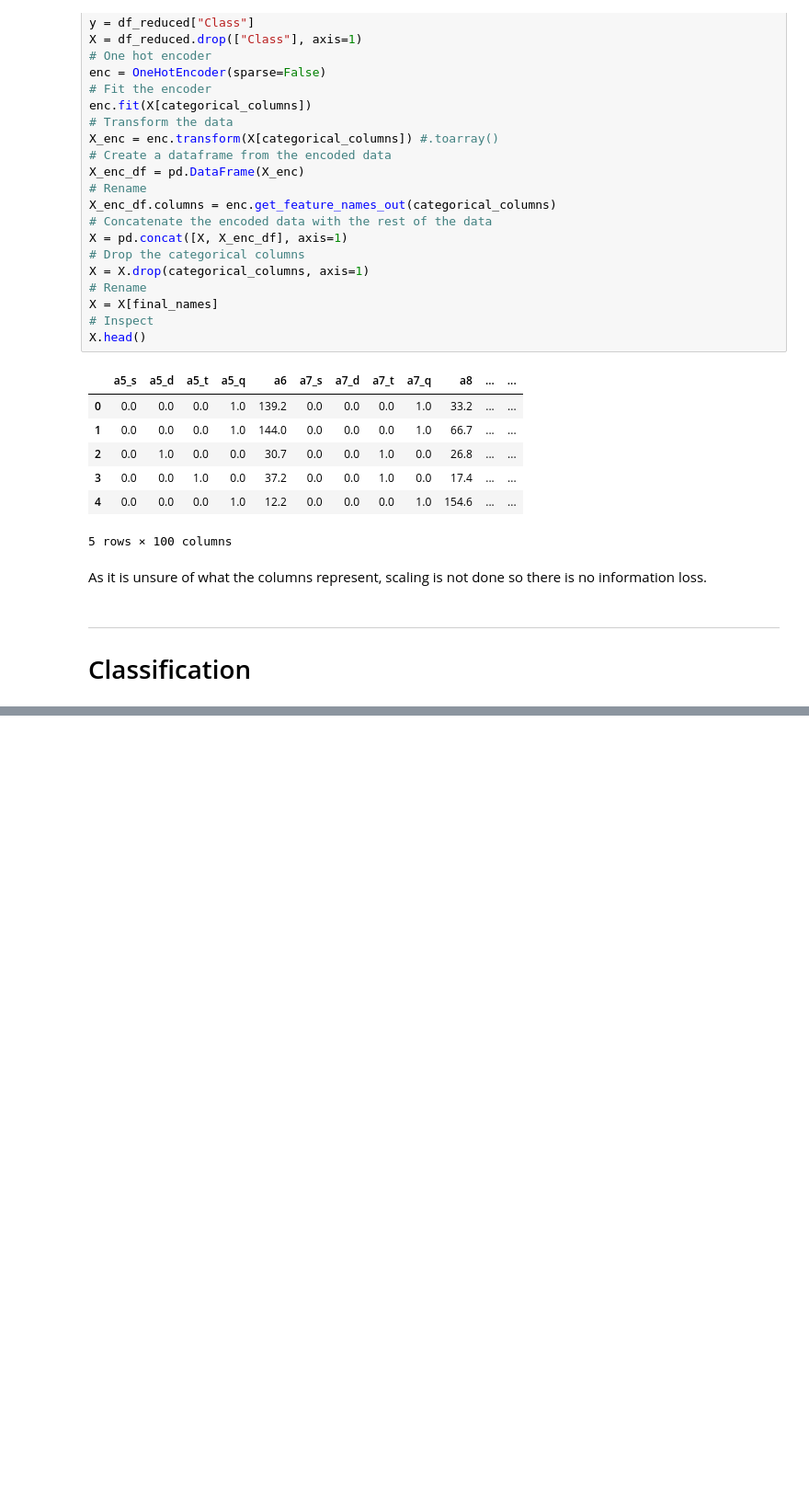
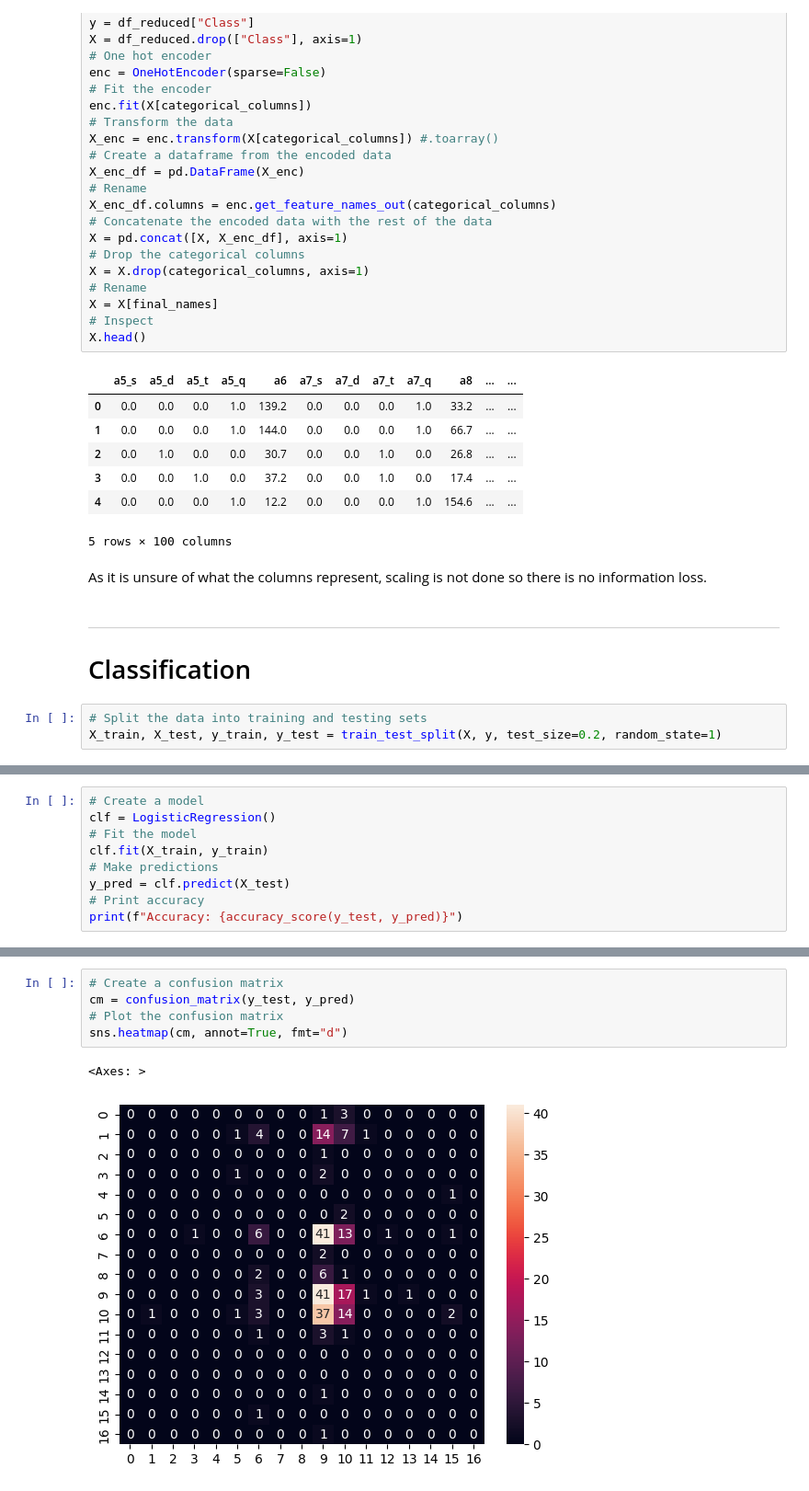
Before and after one commit to anaterovic/TFRTML, a Jupyter notebook: prep.ipynb, the cells around one changed output, grey strips where cells are left out. Shown: that part at 92% size. Saved outputs shown, nothing was run; the diff lists cells and outputs as text; blank space fills up the shorter version.

```diff
--- a/prep.ipynb
+++ b/prep.ipynb
@@ -260,3 +263,6 @@ As it is unsure of what the columns represent, scaling is not done so there is n
 # %% [markdown]
 -----------------------
 # Classification
+# %%
+# Split the data into training and testing sets
+X_train, X_test, y_train, y_test = train_test_split(X, y, test_size=0.2, random_state=1)
@@ -262,0 +271,9 @@ As it is unsure of what the columns represent, scaling is not done so there is n
+# %%
+# Create a model
+clf = LogisticRegression()
+# Fit the model
+clf.fit(X_train, y_train)
+# Make predictions
+y_pred = clf.predict(X_test)
+# Print accuracy
+print(f"Accuracy: {accuracy_score(y_test, y_pred)}")
@@ -262,0 +289,8 @@ As it is unsure of what the columns represent, scaling is not done so there is n
+# %%
+# Create a confusion matrix
+cm = confusion_matrix(y_test, y_pred)
+# Plot the confusion matrix
+sns.heatmap(cm, annot=True, fmt="d")
+# %% [output]
+<Axes: >
+[figure, added]
```
Also changed, not shown: parts of 5 cells of this notebook.
